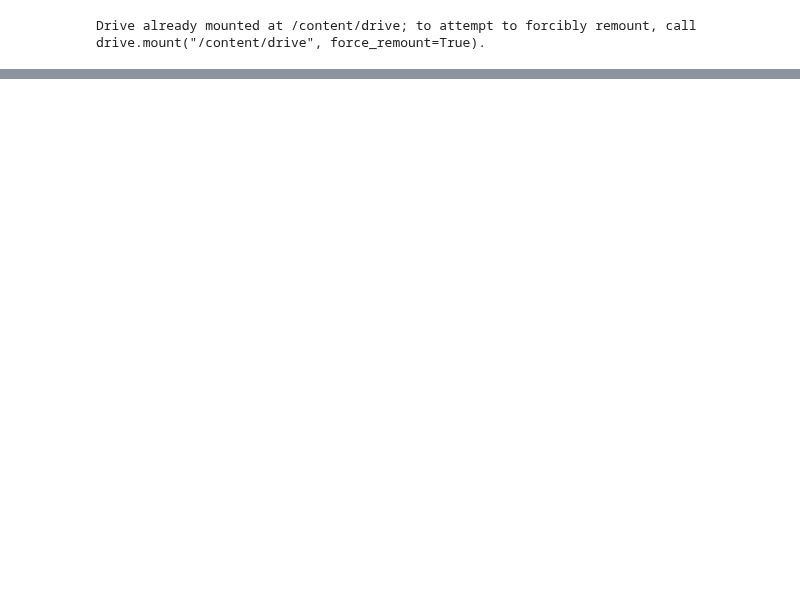
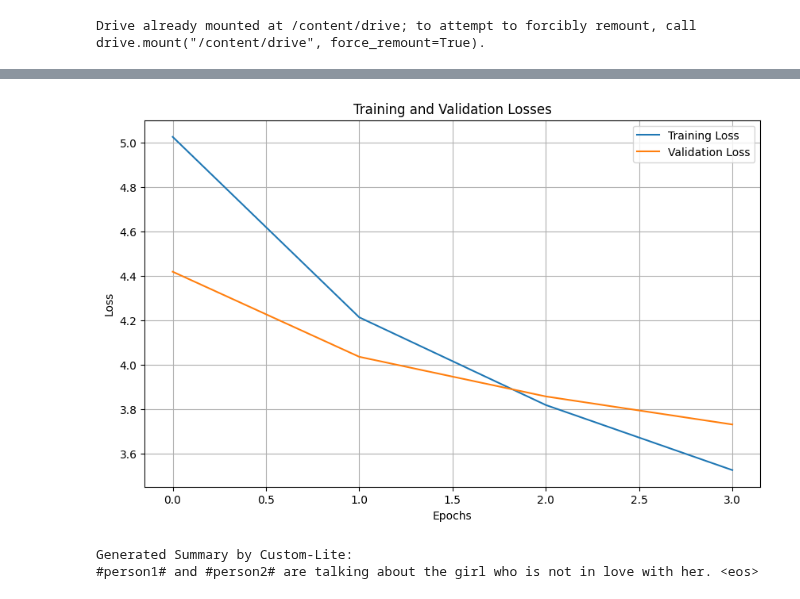
Before and after one commit to dipankarsrirag/Dialogue-Summarisation, a Jupyter notebook: notebooks/Report.ipynb, the cells around one changed output, grey strips where cells are left out. Saved outputs shown, nothing was run; the diff lists cells and outputs as text; code cells hidden in the pictures; blank space fills up the shorter version.

```diff
--- a/notebooks/Report.ipynb
+++ b/notebooks/Report.ipynb
@@ -279,19 +283,24 @@ def validate_epoch(dataloader, encoder, decoder, criterion):
 
     return total_loss / len(dataloader)
 # %%
-def train(train_dataloader, val_dataloader, encoder, decoder, n_epochs, learning_rate=0.001):
+def train(train_dataloader, val_dataloader, encoder, decoder, n_epochs, learning_rate=0.001, momentum=0.9):
 
-    # Using Adam with momentum
+    # Using SGD with momentum
     model_type = "Final" if encoder.bidirectional else "Lite"
     encoder_optimizer = optim.Adam(
         encoder.parameters(), lr=learning_rate)
+
     decoder_optimizer = optim.Adam(
         decoder.parameters(), lr=learning_rate)
+
     scheduler_encoder = optim.lr_scheduler.StepLR(
         encoder_optimizer, step_size=10, gamma=0.5)
     scheduler_decoder = optim.lr_scheduler.StepLR(
         decoder_optimizer, step_size=10, gamma=0.5)
     criterion = nn.CrossEntropyLoss(ignore_index=PAD_IDX)
+
+    train_losses = []
+    val_losses = []
 
     best_loss = float('inf')
     early_stopping = EarlyStopping(patience=3)
@@ -301,11 +310,15 @@ def train(train_dataloader, val_dataloader, encoder, decoder, n_epochs, learning
                            encoder_optimizer, decoder_optimizer, criterion)
         val_loss = validate_epoch(val_dataloader, encoder, decoder, criterion)
 
+        train_losses.append(train_loss)
+        val_losses.append(val_loss)
+
         scheduler_encoder.step()
         scheduler_decoder.step()
 
         print(f'Epoch {epoch}, Train Loss: {train_loss}, Validation Loss: {val_loss}')
 
+        # Save model if it's the best on validation loss
         if val_loss < best_loss:
             best_loss = val_loss
             torch.save(encoder.state_dict(), f'/content/drive/My Drive/COMP9444/models/Custom-{model_type}/encoder_best.pth')
@@ -315,6 +328,7 @@ def train(train_dataloader, val_dataloader, encoder, decoder, n_epochs, learning
         if early_stopping.early_stop:
             print("Early stopping triggered")
             break
+    return train_losses, val_losses
 
 
 def evaluate(encoder, decoder, sentence):
@@ -390,15 +404,15 @@ embedding_matrix = embedding_matrix.to(device)
 hidden_size = 300
 batch_size = 32
 num_layers = 3
-
+freeze = True
 train_pairs = prepareData(train_src, train_trg)
 val_pairs = prepareData(dev_src, dev_trg)
 
 train_dataloader = get_dataloader(train_pairs, batch_size)
 val_dataloader = get_dataloader(val_pairs, batch_size)
 # %%
-encoder_lite = EncoderRNN(input_size=vocab_size, hidden_size=hidden_size, num_layers=1, embedding_matrix=embedding_matrix, bidirectional=False).to(device)
-decoder_lite = AttnDecoderRNN(hidden_size=hidden_size, output_size=vocab_size, num_layers=1, embedding_matrix=embedding_matrix).to(device)
+encoder_lite = EncoderRNN(input_size=vocab_size, hidden_size=hidden_size, num_layers=1, embedding_matrix=embedding_matrix, bidirectional=False, freeze=freeze).to(device)
+decoder_lite = AttnDecoderRNN(hidden_size=hidden_size, output_size=vocab_size, num_layers=1, embedding_matrix=embedding_matrix, freeze=freeze).to(device)
 # %%
 total_params_encoder = count_trainable_parameters(encoder_lite)
 total_params_decoder = count_trainable_parameters(decoder_lite)
@@ -425,3 +439,3 @@ Total trainable parameters for Custom-Final: 8305809
 # %%
-train(train_dataloader, val_dataloader, encoder_lite, decoder_lite, 10, 0.001)
+train_losses, val_losses = train(train_dataloader, val_dataloader, encoder_lite, decoder_lite, 4, 0.001)
 # %% [output]
@@ -431,0 +446,12 @@ KeyboardInterrupt: ignored
+# %%
+plt.figure(figsize=(10, 6))
+plt.plot(train_losses, label='Training Loss')
+plt.plot(val_losses, label='Validation Loss')
+plt.title('Training and Validation Losses')
+plt.xlabel('Epochs')
+plt.ylabel('Loss')
+plt.legend()
+plt.grid(True)
+plt.show()
+# %% [output]
+[figure, added]
@@ -431,0 +461,5 @@ KeyboardInterrupt: ignored
+# %%
+print(f"Generated Summary by Custom-Lite:\n{' '.join(gen_sum)}")
+# %% [output]
+Generated Summary by Custom-Lite:
+#person1# and #person2# are talking about the girl who is not in love with her. <eos>
```
Also changed, not shown: parts of 13 cells of this notebook.
